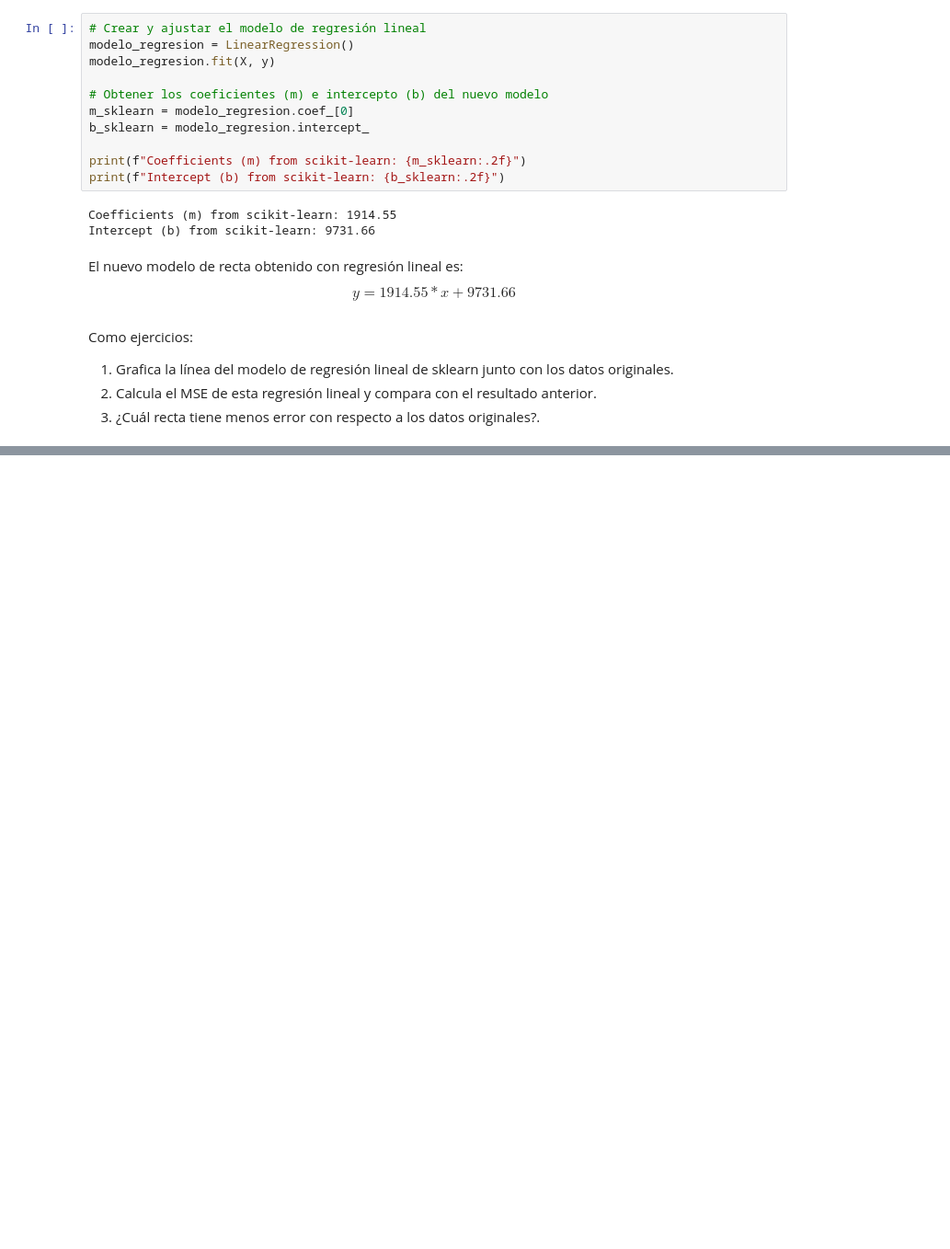
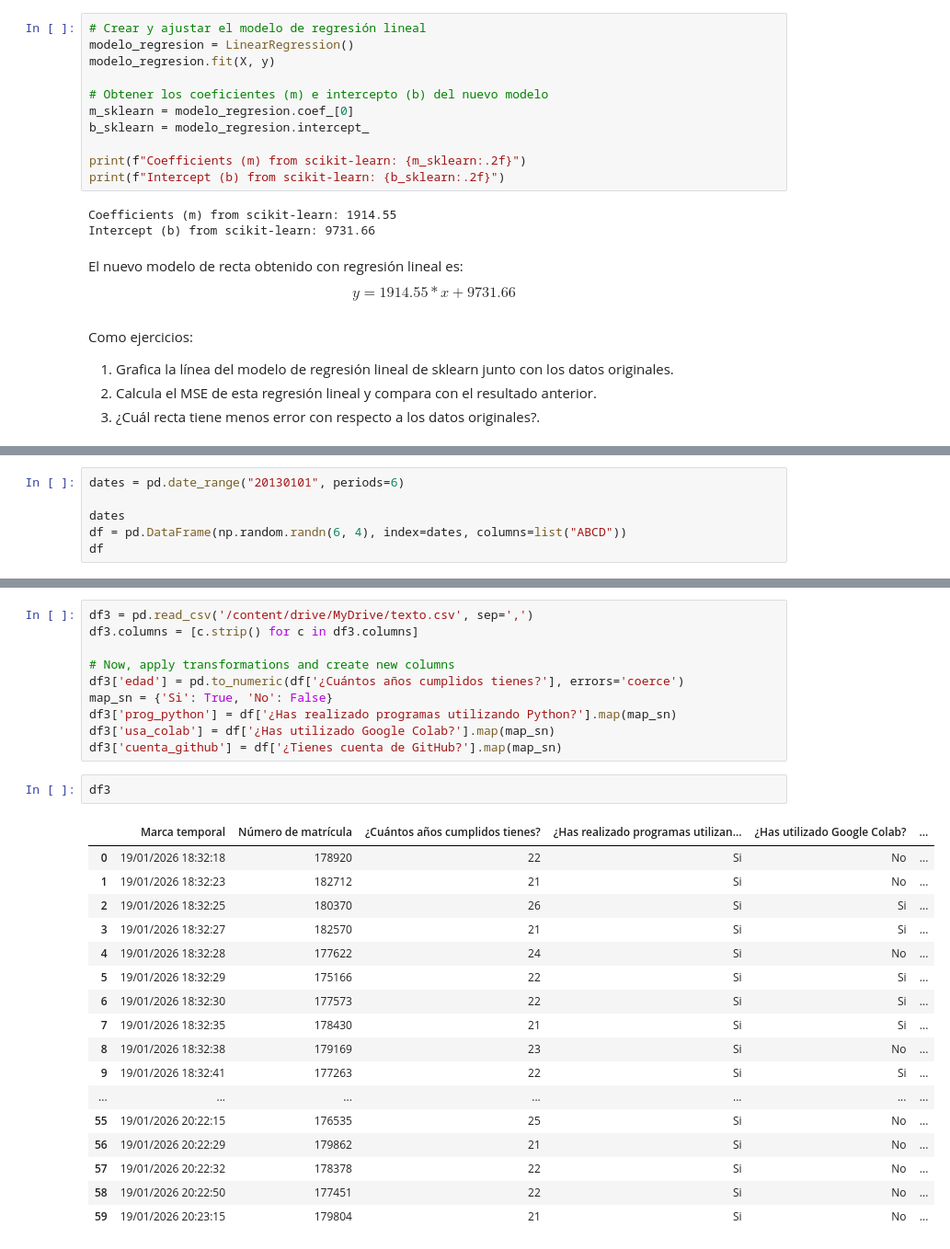
Before and after one commit to VictorCastro135/mineria-de-datos-178920, a Jupyter notebook: Minería_de_Datos.ipynb, the cells around one changed output, grey strips where cells are left out. Shown at 92% size. Cells and saved outputs as stored; diff of their text form; blank space fills up the shorter version.

Commit message:
Se creó con Colab

```diff
--- a/Minería_de_Datos.ipynb
+++ b/Minería_de_Datos.ipynb
@@ -792,0 +811,6 @@ Como ejercicios:
+# %%
+dates = pd.date_range("20130101", periods=6)
+
+dates
+df = pd.DataFrame(np.random.randn(6, 4), index=dates, columns=list("ABCD"))
+df
@@ -792,0 +951,30 @@ Como ejercicios:
+# %%
+df3 = pd.read_csv('/content/drive/MyDrive/texto.csv', sep=',')
+df3.columns = [c.strip() for c in df3.columns]
+
+# Now, apply transformations and create new columns
+df3['edad'] = pd.to_numeric(df['¿Cuántos años cumplidos tienes?'], errors='coerce')
+map_sn = {'Si': True, 'No': False}
+df3['prog_python'] = df['¿Has realizado programas utilizando Python?'].map(map_sn)
+df3['usa_colab'] = df['¿Has utilizado Google Colab?'].map(map_sn)
+df3['cuenta_github'] = df['¿Tienes cuenta de GitHub?'].map(map_sn)
+# %%
+df3
+# %% [output]
+|  | Marca temporal | Número de matrícula | ¿Cuántos años cumplidos tienes? | ¿Has realizado programas utilizan... | ¿Has utilizado Google Colab? | ... |
+| 0 | 19/01/2026 18:32:18 | 178920 | 22 | Si | No | ... |
+| 1 | 19/01/2026 18:32:23 | 182712 | 21 | Si | No | ... |
+| 2 | 19/01/2026 18:32:25 | 180370 | 26 | Si | Si | ... |
+| 3 | 19/01/2026 18:32:27 | 182570 | 21 | Si | Si | ... |
+| 4 | 19/01/2026 18:32:28 | 177622 | 24 | Si | No | ... |
+| 5 | 19/01/2026 18:32:29 | 175166 | 22 | Si | Si | ... |
+| 6 | 19/01/2026 18:32:30 | 177573 | 22 | Si | Si | ... |
+| 7 | 19/01/2026 18:32:35 | 178430 | 21 | Si | Si | ... |
+| 8 | 19/01/2026 18:32:38 | 179169 | 23 | Si | No | ... |
+| 9 | 19/01/2026 18:32:41 | 177263 | 22 | Si | Si | ... |
+| ... | ... | ... | ... | ... | ... | ... |
+| 55 | 19/01/2026 20:22:15 | 176535 | 25 | Si | No | ... |
+| 56 | 19/01/2026 20:22:29 | 179862 | 21 | Si | No | ... |
+| 57 | 19/01/2026 20:22:32 | 178378 | 22 | Si | No | ... |
+| 58 | 19/01/2026 20:22:50 | 177451 | 22 | Si | No | ... |
+| 59 | 19/01/2026 20:23:15 | 179804 | 21 | Si | No | ... |
```
Also changed, not shown: parts of 19 cells of this notebook.
